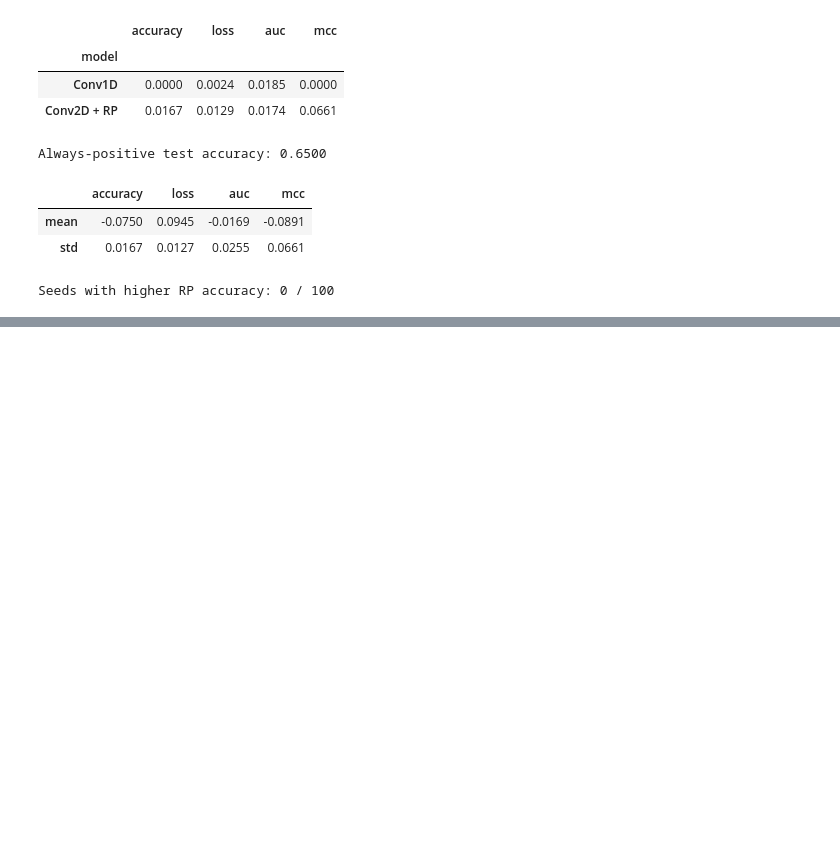
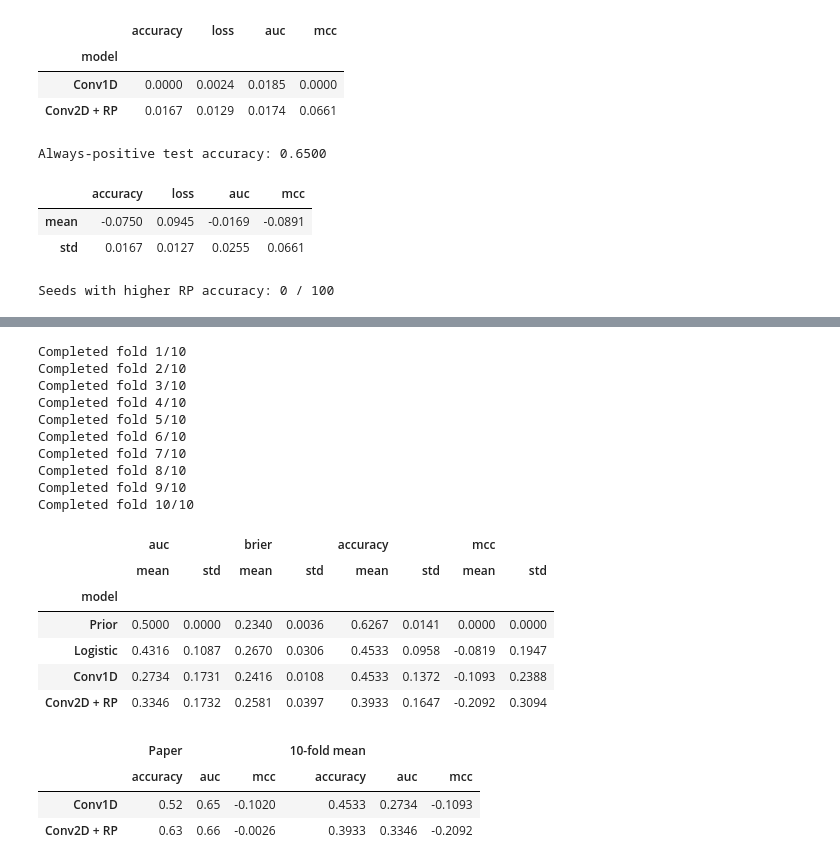
Before and after one commit to Anastasios-Vlachmpeis/Recurrence-Plot-Research, a Jupyter notebook: notebooks/01_reproductions/EucRPRepro.ipynb, the cells around one changed output, grey strips where cells are left out. Saved outputs shown, nothing was run; the diff lists cells and outputs as text; code cells hidden in the pictures; blank space fills up the shorter version.

```diff
--- a/EucRPRepro.ipynb
+++ b/notebooks/01_reproductions/EucRPRepro.ipynb
@@ -379,0 +586,16 @@ display(paper_cv.join(our_cv).round(4))
+# %%
+models = ["Prior", "Logistic", *CNN_MODELS]
+y_wf, thr_wf = wf["y"].to_numpy(), wf["threshold"].to_numpy()
+wf_summary = pd.DataFrame({m: evaluate(y_wf, wf[m].to_numpy(), thr_wf) for m in models}).T
+
+# Label-permutation null for AUC (monthly premium signs show little serial dependence).
+rng = np.random.default_rng(0)
+for m in models[1:]:
+    p = wf[m].to_numpy()
+    observed = roc_auc_score(y_wf, p)
+    null = np.array([roc_auc_score(rng.permutation(y_wf), p) for _ in range(2000)])
+    wf_summary.loc[m, "auc_perm_p"] = (1 + (null >= observed).sum()) / (1 + len(null))
+
+print(f"Walk-forward test: {len(wf)} months, positive share {y_wf.mean():.3f}")
+display(wf_summary.round(4))
+display(pd.concat({"Paper": PAPER, "Walk-forward": wf_summary.loc[list(CNN_MODELS), PAPER.columns]}, axis=1).round(4))
@@ -379,0 +617,41 @@ display(paper_cv.join(our_cv).round(4))
+# %%
+paper_idx = np.flatnonzero((win_dates >= "1991-01-01") & (win_dates <= TEST_END))
+assert len(paper_idx) == 300, len(paper_idx)
+
+fold_rows = []
+for fold, (tr_pos, te_pos) in enumerate(StratifiedKFold(n_splits=10).split(paper_idx, y_all[paper_idx]), start=1):
+    train, test = paper_idx[tr_pos], paper_idx[te_pos]
+    fit, val = train_test_split(train, test_size=VAL_SHARE, stratify=y_all[train], random_state=fold)
+    probs = all_probabilities(prepare_inputs(fit), fit, val, test)
+    for m, p in probs.items():
+        fold_rows.append({"fold": fold, "model": m, **evaluate(y_all[test], p, y_all[train].mean())})
+    print(f"Completed fold {fold}/10")
+
+kfold = pd.DataFrame(fold_rows)
+kfold_summary = kfold.groupby("model")[["auc", "brier", "accuracy", "mcc"]].agg(["mean", "std"]).reindex(models)
+display(kfold_summary.round(4))
+display(pd.concat({"Paper": PAPER,
+                   "10-fold mean": kfold.groupby("model")[list(PAPER.columns)].mean().reindex(list(CNN_MODELS))},
+                  axis=1).round(4))
+# %% [output]
+Completed fold 1/10
+Completed fold 2/10
+Completed fold 3/10
+Completed fold 4/10
+Completed fold 5/10
+Completed fold 6/10
+Completed fold 7/10
+Completed fold 8/10
+Completed fold 9/10
+Completed fold 10/10
+|  | auc |  | brier |  | accuracy |  | mcc |  |
+|  | mean | std | mean | std | mean | std | mean | std |
+| model |  |  |  |  |  |  |  |  |
+| Prior | 0.5000 | 0.0000 | 0.2340 | 0.0036 | 0.6267 | 0.0141 | 0.0000 | 0.0000 |
+| Logistic | 0.4316 | 0.1087 | 0.2670 | 0.0306 | 0.4533 | 0.0958 | -0.0819 | 0.1947 |
+| Conv1D | 0.2734 | 0.1731 | 0.2416 | 0.0108 | 0.4533 | 0.1372 | -0.1093 | 0.2388 |
+| Conv2D + RP | 0.3346 | 0.1732 | 0.2581 | 0.0397 | 0.3933 | 0.1647 | -0.2092 | 0.3094 |
+|  | Paper |  |  | 10-fold mean |  |  |
+|  | accuracy | auc | mcc | accuracy | auc | mcc |
+| Conv1D | 0.52 | 0.65 | -0.1020 | 0.4533 | 0.2734 | -0.1093 |
+| Conv2D + RP | 0.63 | 0.66 | -0.0026 | 0.3933 | 0.3346 | -0.2092 |
```
Also changed, not shown: parts of 14 cells of this notebook, 13 other files.
